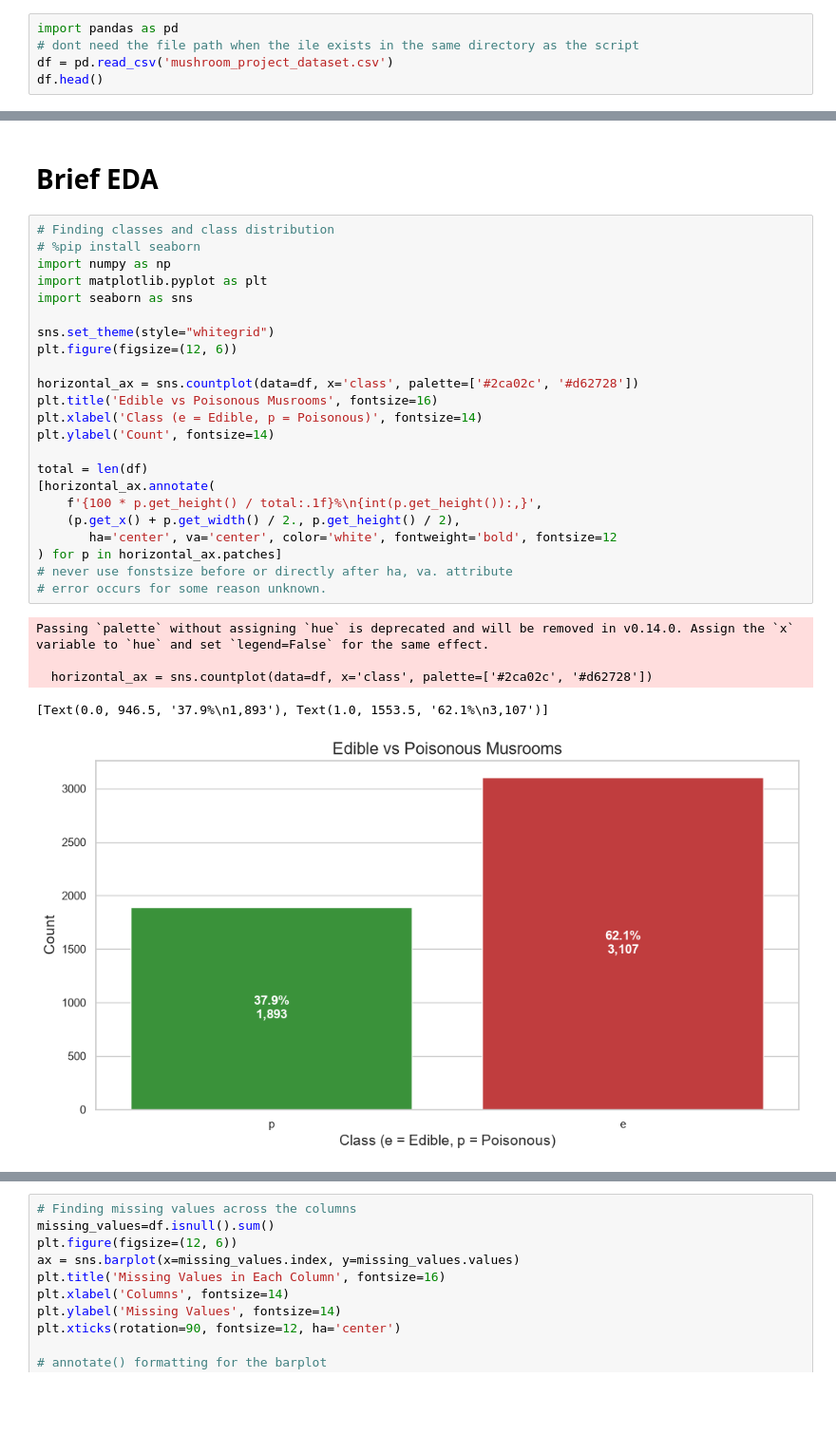
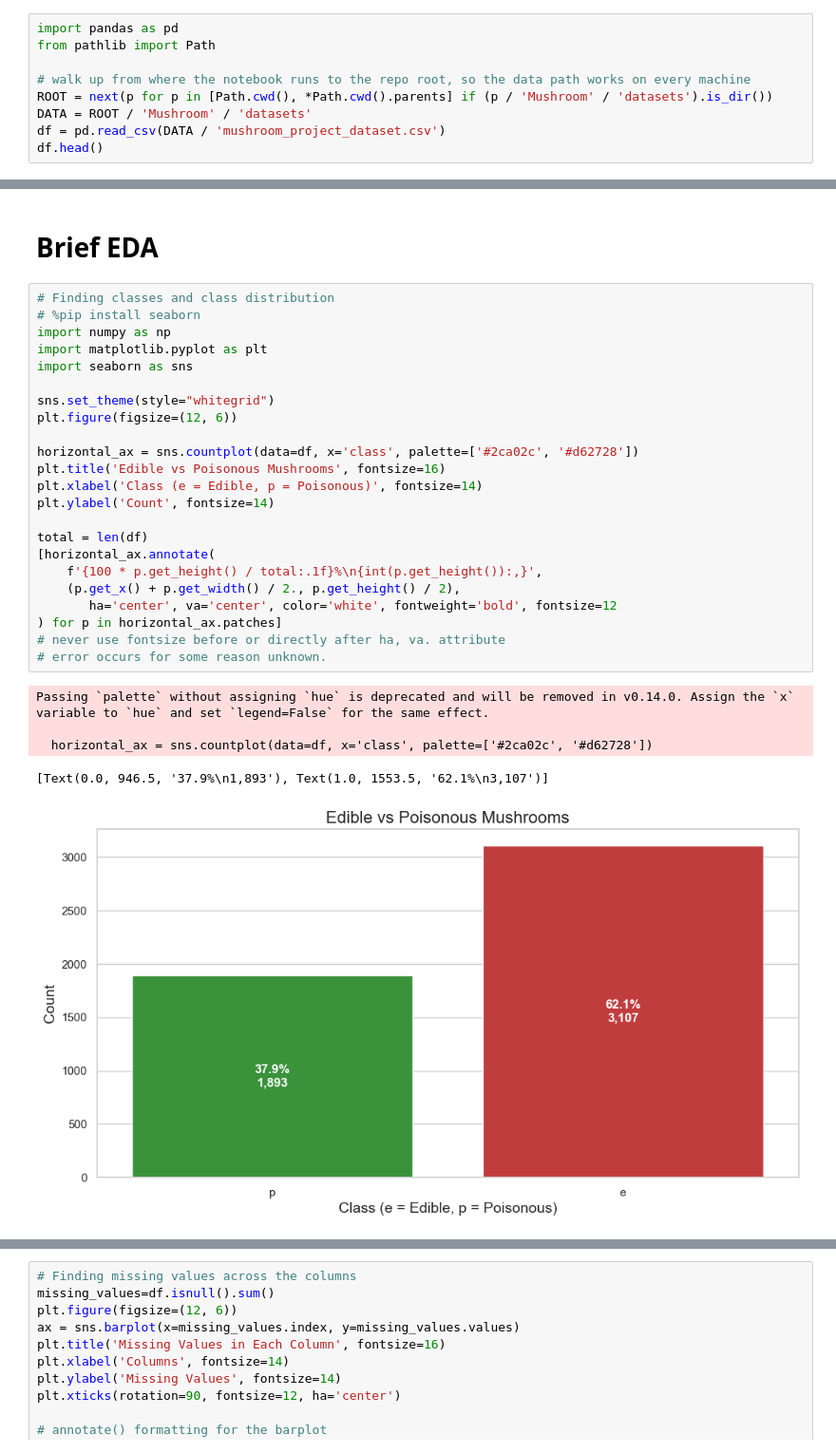
Before and after one commit to WillemSterckx/Skooma-Cats, a Jupyter notebook: Mushroom/1MushroomScrape.ipynb, the cells around one changed output, grey strips where cells are left out. Shown at 95% size. Cells and saved outputs as stored; diff of their text form; blank space fills up the shorter version.

Commit message:
Finished mushroom EDA + cleaning, added graphless notebook, moved csvs to datasets folder

```diff
--- a/Mushroom/1MushroomScrape.ipynb
+++ b/Mushroom/1MushroomScrape.ipynb
@@ -5,8 +6,12 @@ Muhammad Azaam Ali
 # Scrape the data
 # %%
 import pandas as pd
-# dont need the file path when the ile exists in the same directory as the script
-df = pd.read_csv('mushroom_project_dataset.csv')
+from pathlib import Path
+
+# walk up from where the notebook runs to the repo root, so the data path works on every machine
+ROOT = next(p for p in [Path.cwd(), *Path.cwd().parents] if (p / 'Mushroom' / 'datasets').is_dir())
+DATA = ROOT / 'Mushroom' / 'datasets'
+df = pd.read_csv(DATA / 'mushroom_project_dataset.csv')
 df.head()
 # %% [output]
 |  | cap-diameter | stem-height | stem-width | spore-print-color | gill-color | habitat | season | ring-type | ... |
@@ -27,30 +32,30 @@ We are seeing some NaN cells means there exists multiple columns with missing da
 # %%
 # Finding classes and class distribution
 # %pip install seaborn
 import numpy as np
 import matplotlib.pyplot as plt
 import seaborn as sns
 
 sns.set_theme(style="whitegrid")
 plt.figure(figsize=(12, 6))
 
 horizontal_ax = sns.countplot(data=df, x='class', palette=['#2ca02c', '#d62728'])
-plt.title('Edible vs Poisonous Musrooms', fontsize=16)
+plt.title('Edible vs Poisonous Mushrooms', fontsize=16)
 plt.xlabel('Class (e = Edible, p = Poisonous)', fontsize=14)
 plt.ylabel('Count', fontsize=14)
 
 total = len(df)
 [horizontal_ax.annotate(
     f'{100 * p.get_height() / total:.1f}%\n{int(p.get_height()):,}',
     (p.get_x() + p.get_width() / 2., p.get_height() / 2),
        ha='center', va='center', color='white', fontweight='bold', fontsize=12
 ) for p in horizontal_ax.patches]
-# never use fonstsize before or directly after ha, va. attribute
+# never use fontsize before or directly after ha, va. attribute
 # error occurs for some reason unknown.
 # %% [output]
 Passing `palette` without assigning `hue` is deprecated and will be removed in v0.14.0. Assign the `x` variable to `hue` and set `legend=False` for the same effect.
 
   horizontal_ax = sns.countplot(data=df, x='class', palette=['#2ca02c', '#d62728'])
 [Text(0.0, 946.5, '37.9%\n1,893'), Text(1.0, 1553.5, '62.1%\n3,107')]
-[figure, old version]
+[figure, new version]
 # %% [markdown]
```
Also changed, not shown: parts of 32 cells of this notebook, 6 other files.
